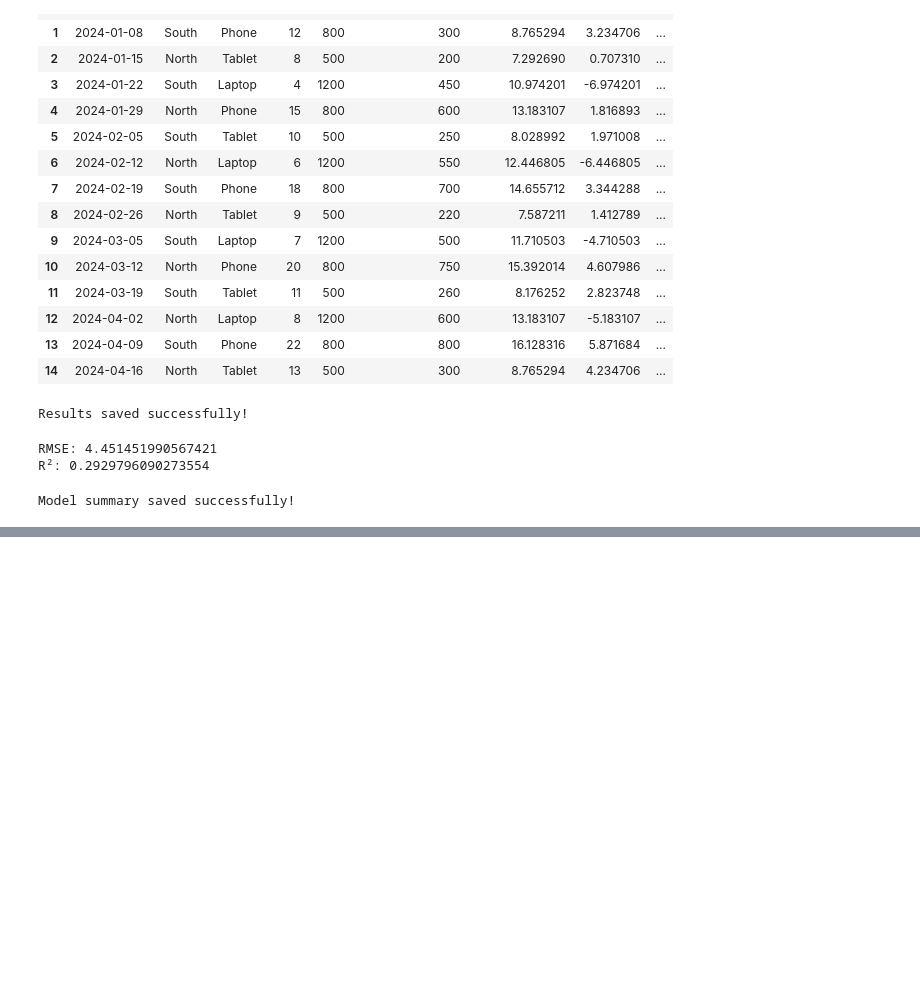
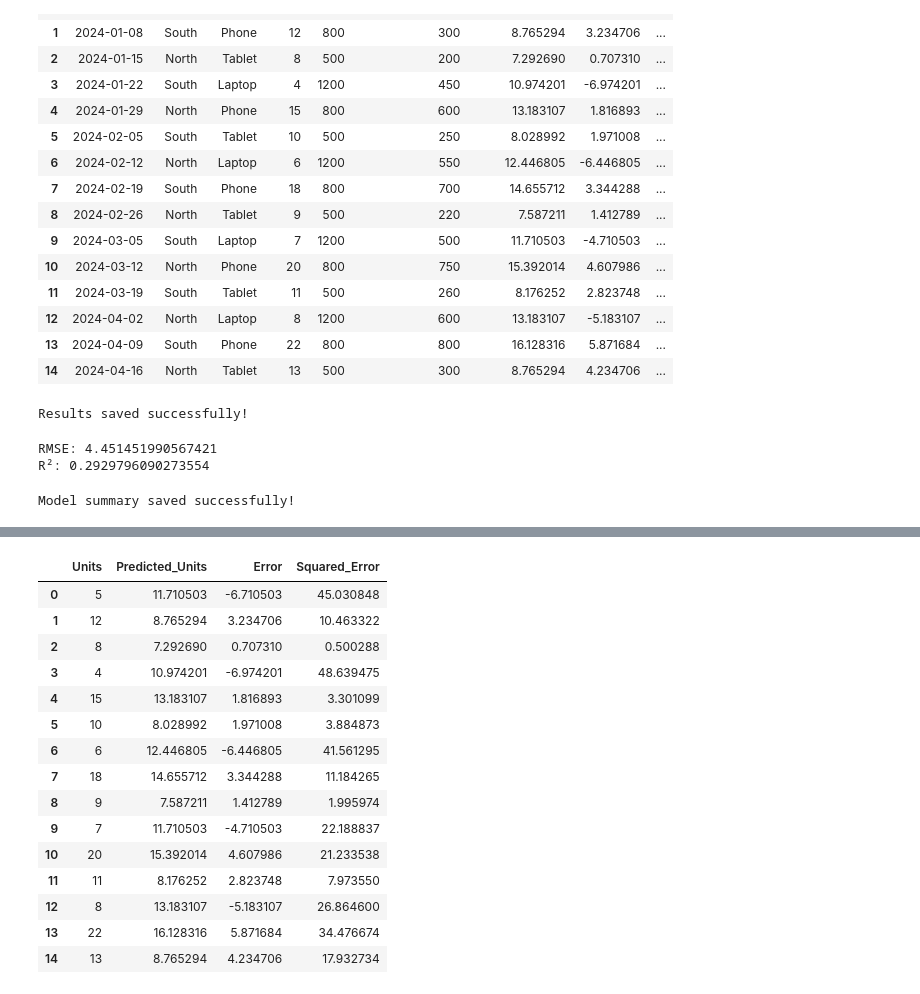
Before and after one commit to ronirgp/Linear-Regression-Business-Analysis, a Jupyter notebook: linear_regression_project.ipynb, the cells around one changed output, grey strips where cells are left out. Cells and saved outputs as stored; diff of their text form; code cells hidden in the pictures; blank space fills up the shorter version.

```diff
--- a/linear_regression_project.ipynb
+++ b/linear_regression_project.ipynb
@@ -215,0 +251,19 @@ Model summary saved successfully!
+# %%
+df[["Units", "Predicted_Units", "Error", "Squared_Error"]]
+# %% [output]
+|  | Units | Predicted_Units | Error | Squared_Error |
+| 0 | 5 | 11.710503 | -6.710503 | 45.030848 |
+| 1 | 12 | 8.765294 | 3.234706 | 10.463322 |
+| 2 | 8 | 7.292690 | 0.707310 | 0.500288 |
+| 3 | 4 | 10.974201 | -6.974201 | 48.639475 |
+| 4 | 15 | 13.183107 | 1.816893 | 3.301099 |
+| 5 | 10 | 8.028992 | 1.971008 | 3.884873 |
+| 6 | 6 | 12.446805 | -6.446805 | 41.561295 |
+| 7 | 18 | 14.655712 | 3.344288 | 11.184265 |
+| 8 | 9 | 7.587211 | 1.412789 | 1.995974 |
+| 9 | 7 | 11.710503 | -4.710503 | 22.188837 |
+| 10 | 20 | 15.392014 | 4.607986 | 21.233538 |
+| 11 | 11 | 8.176252 | 2.823748 | 7.973550 |
+| 12 | 8 | 13.183107 | -5.183107 | 26.864600 |
+| 13 | 22 | 16.128316 | 5.871684 | 34.476674 |
+| 14 | 13 | 8.765294 | 4.234706 | 17.932734 |
```
Also changed, not shown: parts of 10 cells of this notebook, 1 other file.
